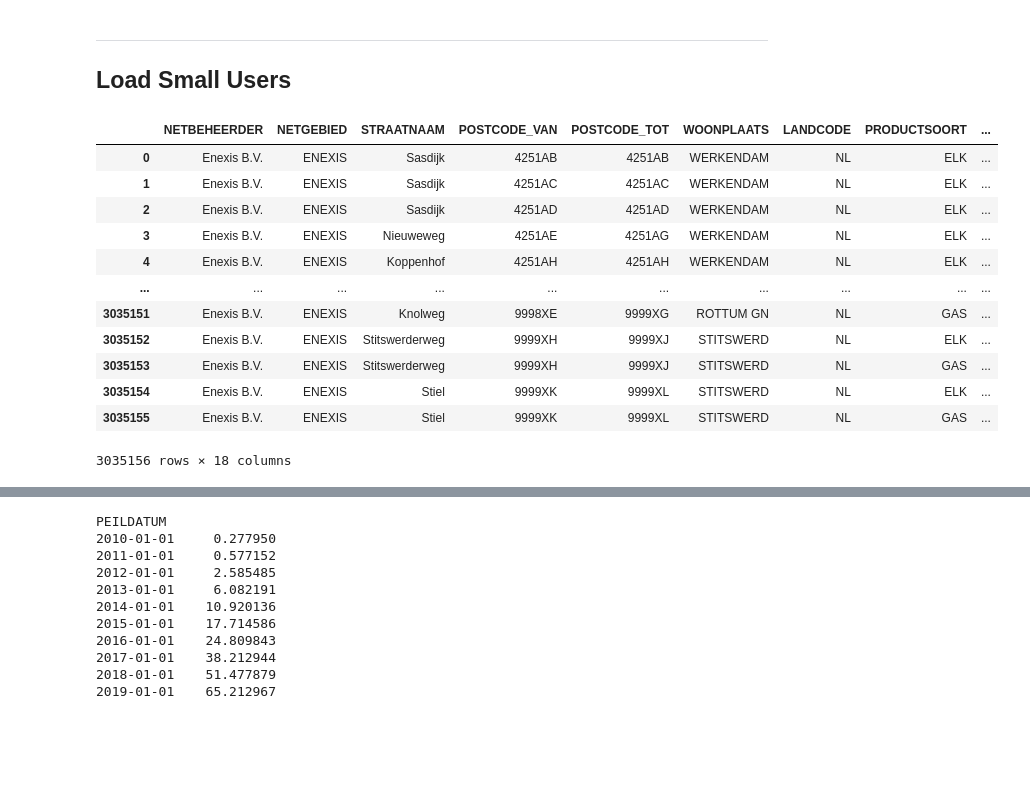
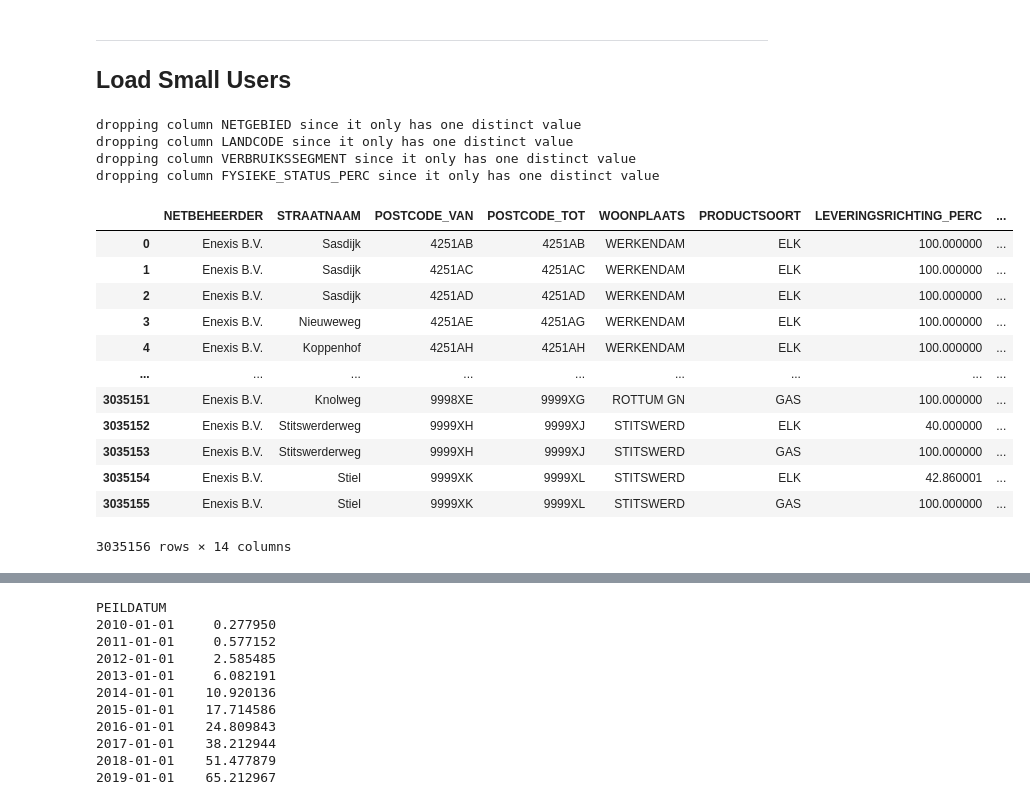
Before and after one commit to kjkoster/execute-enexis, a Jupyter notebook: notebooks/enexis exploration.ipynb, the cells around one changed output, grey strips where cells are left out. Saved outputs shown, nothing was run; the diff lists cells and outputs as text; code cells hidden in the pictures; blank space fills up the shorter version.

Commit message:
Deal with file encodings and cleanly load the kleinverbruiksgegevens.

```diff
--- a/notebooks/enexis exploration.ipynb
+++ b/notebooks/enexis exploration.ipynb
@@ -88,52 +79,77 @@ OPWEKDATA_GV = [f"../data/{each}" for each in os.listdir("../data") if 'opwekdat
+# %%
+FILE_ENCODING_CACHE = f"{CACHE_DIR}/file_encodings.json"
+
+if not exists(CACHE_DIR):
+    os.mkdir(CACHE_DIR)
+
+file_encodings = {}
+if exists(FILE_ENCODING_CACHE):
+    with open(FILE_ENCODING_CACHE) as cache:
+        file_encodings = json.load(cache)
+
+for file in DECENTRALE_OPWEK + KLEINVERBRUIKSGEGEVENS + OPWEKDATA_GV:
+    if file not in file_encodings:
+        print(f"finding file encoding for {file}. This may take a few minutes...")
+        rawdata = open(file, "rb").read()
+        file_encodings.update({file: chardet.detect(rawdata)['encoding']})
+        with open(FILE_ENCODING_CACHE, "w") as cache:
+            json.dump(file_encodings , cache, indent=4, sort_keys=True)
 # %% [markdown]
 ---
 ## Load Small Users
 # %%
-# XXX df = pd.read_csv("../data/Enexis_kleinverbruiksgegevens_01012010.csv", sep = ';', encoding= 'ISO-8859-1')
 
 li = []
 for file in KLEINVERBRUIKSGEGEVENS:
-    df = pd.read_csv(file, index_col=None, sep = ';', decimal=',', thousands='.', encoding= 'ISO-8859-1')
+    df = pd.read_csv(file, index_col=None, sep = ';', decimal=',', thousands='.', encoding=file_encodings[file])
 
-    df[CATEGORICAL_COLUMNS] = df[CATEGORICAL_COLUMNS].astype(CATEGORY)
-
-    # convert integers to smallest unsigned integer and floats to smallest
-    for old, new in [(INTEGER, UNSIGNED), (FLOAT, FLOAT)]:
-        for col in df.select_dtypes(include=old).columns:
-            df[col] = pd.to_numeric(df[col], downcast=new)
+    # some columns names have spaces around them and those may be different per file
+    df.columns = df.columns.str.strip()
 
     match = re.search(r'_\d{2}\d{2}\d{4}\.csv', file)
     date = datetime.strptime(match.group(), '_%d%m%Y.csv').date()
-    df['PEILDATUM'] = date
+    df['PEILDATUM'] = pd.to_datetime(date)
 
     df.rename({'SJA_LAAG_TARIEF_PERC': 'SJV_LAAG_TARIEF_PERC', 'SJA_GEMIDDELD': 'SJV_GEMIDDELD'}, axis=1, inplace=True)
 
     li.append(df)
 
 df = pd.concat(li, axis=0, ignore_index=True)
 
-df[CATEGORICAL_COLUMNS] = df[CATEGORICAL_COLUMNS].astype(CATEGORY)
+# convert integers to smallest unsigned integer and floats to smallest
+for old, new in [(INTEGER, UNSIGNED), (FLOAT, FLOAT)]:
+    for col in df.select_dtypes(include=old).columns:
+        df[col] = pd.to_numeric(df[col], downcast=new)
 
-# XXX tot 2021 ISO-8859; 21/22/23 -> UTF-8
+df[KLEINVERBRUIK_CATEGORICAL] = df[KLEINVERBRUIK_CATEGORICAL].astype(CATEGORY)
 
-# some columns names have spaces around them and those may be different per file
-df.columns = df.columns.str.strip()
+# drop columns that only have a single distinct value
+for col in df.columns:
+    if len(df[col].unique()) == 1:
+        print(f"dropping column {col} since it only has one distinct value")
+        df.drop(col,inplace=True,axis=1)
+
+
 
 df
 # %% [output]
+dropping column NETGEBIED since it only has one distinct value
+dropping column LANDCODE since it only has one distinct value
+dropping column VERBRUIKSSEGMENT since it only has one distinct value
+dropping column FYSIEKE_STATUS_PERC since it only has one distinct value
-|  | NETBEHEERDER | NETGEBIED | STRAATNAAM | POSTCODE_VAN | POSTCODE_TOT | WOONPLAATS | LANDCODE | PRODUCTSOORT | ... |
-| 0 | Enexis B.V. | ENEXIS | Sasdijk | 4251AB | 4251AB | WERKENDAM | NL | ELK | ... |
-| 1 | Enexis B.V. | ENEXIS | Sasdijk | 4251AC | 4251AC | WERKENDAM | NL | ELK | ... |
-| 2 | Enexis B.V. | ENEXIS | Sasdijk | 4251AD | 4251AD | WERKENDAM | NL | ELK | ... |
-| 3 | Enexis B.V. | ENEXIS | Nieuweweg | 4251AE | 4251AG | WERKENDAM | NL | ELK | ... |
-| 4 | Enexis B.V. | ENEXIS | Koppenhof | 4251AH | 4251AH | WERKENDAM | NL | ELK | ... |
-| ... | ... | ... | ... | ... | ... | ... | ... | ... | ... |
-| 3035151 | Enexis B.V. | ENEXIS | Knolweg | 9998XE | 9999XG | ROTTUM GN | NL | GAS | ... |
-| 3035152 | Enexis B.V. | ENEXIS | Stitswerderweg | 9999XH | 9999XJ | STITSWERD | NL | ELK | ... |
-| 3035153 | Enexis B.V. | ENEXIS | Stitswerderweg | 9999XH | 9999XJ | STITSWERD | NL | GAS | ... |
-| 3035154 | Enexis B.V. | ENEXIS | Stiel | 9999XK | 9999XL | STITSWERD | NL | ELK | ... |
-| 3035155 | Enexis B.V. | ENEXIS | Stiel | 9999XK | 9999XL | STITSWERD | NL | GAS | ... |
+|  | NETBEHEERDER | STRAATNAAM | POSTCODE_VAN | POSTCODE_TOT | WOONPLAATS | PRODUCTSOORT | LEVERINGSRICHTING_PERC | ... |
+| 0 | Enexis B.V. | Sasdijk | 4251AB | 4251AB | WERKENDAM | ELK | 100.000000 | ... |
+| 1 | Enexis B.V. | Sasdijk | 4251AC | 4251AC | WERKENDAM | ELK | 100.000000 | ... |
+| 2 | Enexis B.V. | Sasdijk | 4251AD | 4251AD | WERKENDAM | ELK | 100.000000 | ... |
+| 3 | Enexis B.V. | Nieuweweg | 4251AE | 4251AG | WERKENDAM | ELK | 100.000000 | ... |
+| 4 | Enexis B.V. | Koppenhof | 4251AH | 4251AH | WERKENDAM | ELK | 100.000000 | ... |
+| ... | ... | ... | ... | ... | ... | ... | ... | ... |
+| 3035151 | Enexis B.V. | Knolweg | 9998XE | 9999XG | ROTTUM GN | GAS | 100.000000 | ... |
+| 3035152 | Enexis B.V. | Stitswerderweg | 9999XH | 9999XJ | STITSWERD | ELK | 40.000000 | ... |
+| 3035153 | Enexis B.V. | Stitswerderweg | 9999XH | 9999XJ | STITSWERD | GAS | 100.000000 | ... |
+| 3035154 | Enexis B.V. | Stiel | 9999XK | 9999XL | STITSWERD | ELK | 42.860001 | ... |
+| 3035155 | Enexis B.V. | Stiel | 9999XK | 9999XL | STITSWERD | GAS | 100.000000 | ... |
-3035156 rows × 18 columns
+3035156 rows × 14 columns
 # %%
 
 df.info()
```
Also changed, not shown: parts of 17 cells of this notebook, 1 other file.
